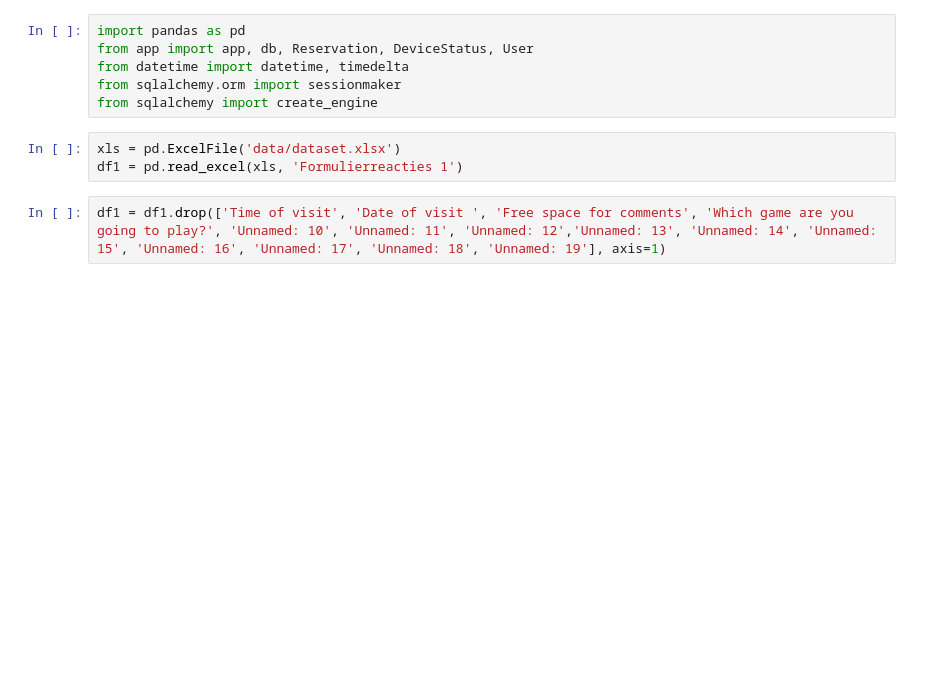
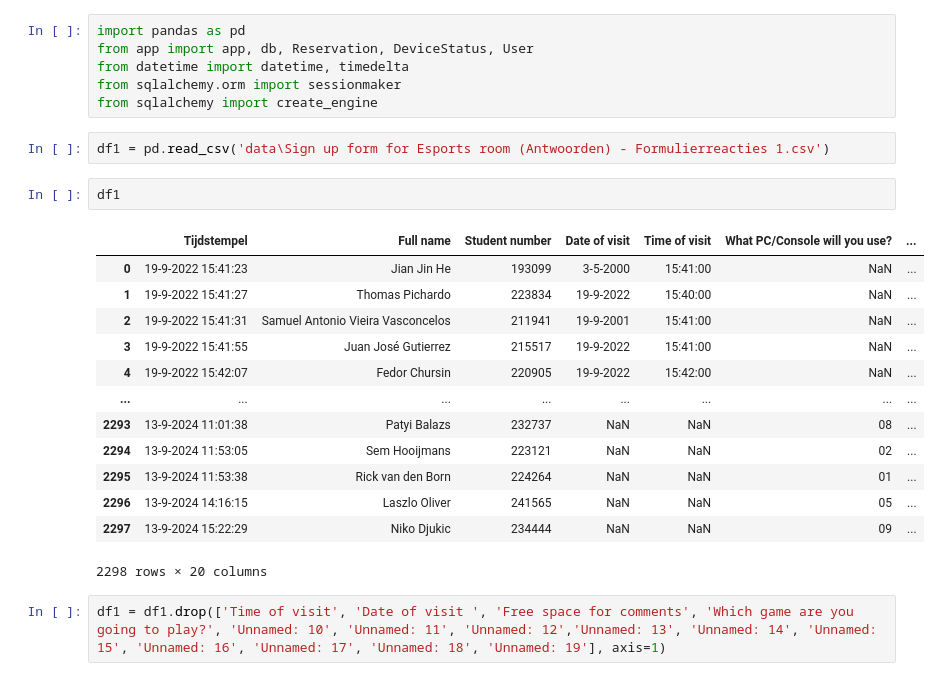
Before and after one commit to SavvX/GameBooker, a Jupyter notebook: data.ipynb, the cells around one changed output. Drawn from its saved outputs; the diff is of its cells as text; blank space fills up the shorter version.

Commit message:
merge dataset

```diff
--- a/data.ipynb
+++ b/data.ipynb
@@ -4,8 +4,23 @@ from app import app, db, Reservation, DeviceStatus, User
 from datetime import datetime, timedelta
 from sqlalchemy.orm import sessionmaker
 from sqlalchemy import create_engine
-# %%
-xls = pd.ExcelFile('data/dataset.xlsx')
-df1 = pd.read_excel(xls, 'Formulierreacties 1')
+# %%
+df1 = pd.read_csv('data\Sign up form for Esports room (Antwoorden) - Formulierreacties 1.csv')
+# %%
+df1
+# %% [output]
+|  | Tijdstempel | Full name | Student number | Date of visit | Time of visit | What PC/Console will you use? | ... |
+| 0 | 19-9-2022 15:41:23 | Jian Jin He | 193099 | 3-5-2000 | 15:41:00 | NaN | ... |
+| 1 | 19-9-2022 15:41:27 | Thomas Pichardo | 223834 | 19-9-2022 | 15:40:00 | NaN | ... |
+| 2 | 19-9-2022 15:41:31 | Samuel Antonio Vieira Vasconcelos | 211941 | 19-9-2001 | 15:41:00 | NaN | ... |
+| 3 | 19-9-2022 15:41:55 | Juan José Gutierrez | 215517 | 19-9-2022 | 15:41:00 | NaN | ... |
+| 4 | 19-9-2022 15:42:07 | Fedor Chursin | 220905 | 19-9-2022 | 15:42:00 | NaN | ... |
+| ... | ... | ... | ... | ... | ... | ... | ... |
+| 2293 | 13-9-2024 11:01:38 | Patyi Balazs | 232737 | NaN | NaN | 08 | ... |
+| 2294 | 13-9-2024 11:53:05 | Sem Hooijmans | 223121 | NaN | NaN | 02 | ... |
+| 2295 | 13-9-2024 11:53:38 | Rick van den Born | 224264 | NaN | NaN | 01 | ... |
+| 2296 | 13-9-2024 14:16:15 | Laszlo Oliver | 241565 | NaN | NaN | 05 | ... |
+| 2297 | 13-9-2024 15:22:29 | Niko Djukic | 234444 | NaN | NaN | 09 | ... |
+2298 rows × 20 columns
 # %%
 df1 = df1.drop(['Time of visit', 'Date of visit ', 'Free space for comments', 'Which game are you going to play?', 'Unnamed: 10', 'Unnamed: 11', 'Unnamed: 12','Unnamed: 13', 'Unnamed: 14', 'Unnamed: 15', 'Unnamed: 16', 'Unnamed: 17', 'Unnamed: 18', 'Unnamed: 19'], axis=1)
```
Also changed, not shown: parts of 10 cells of this notebook, 6 other files.
